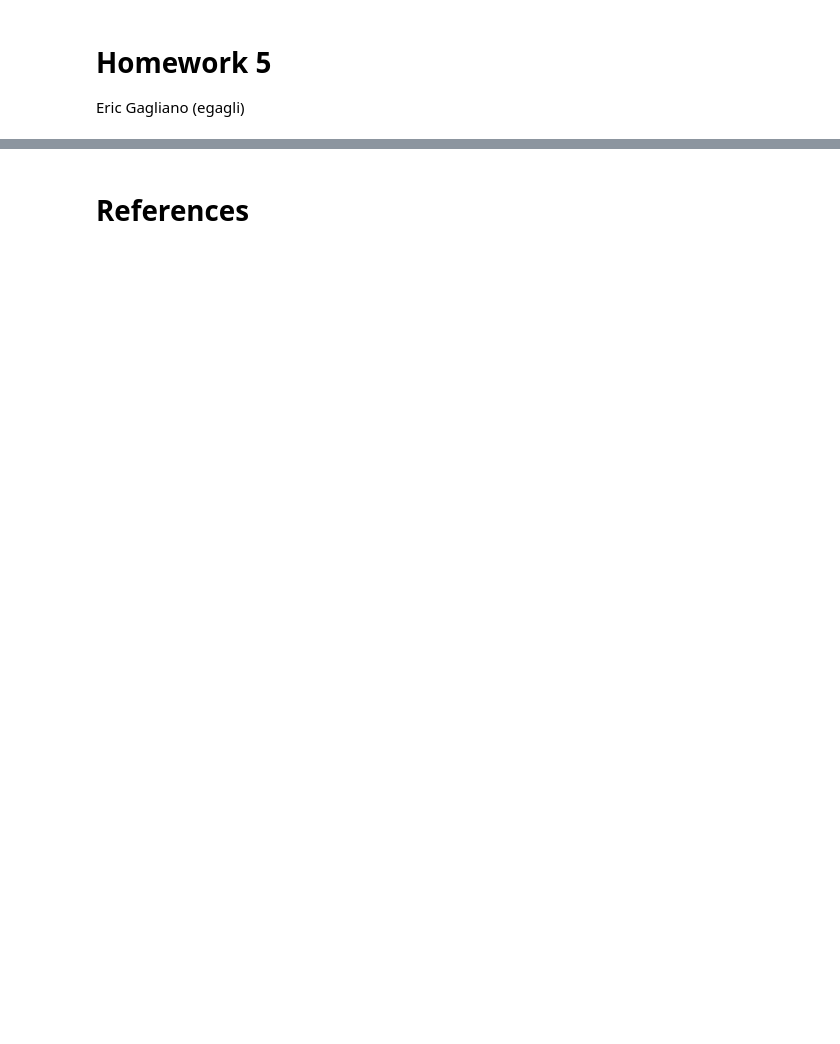
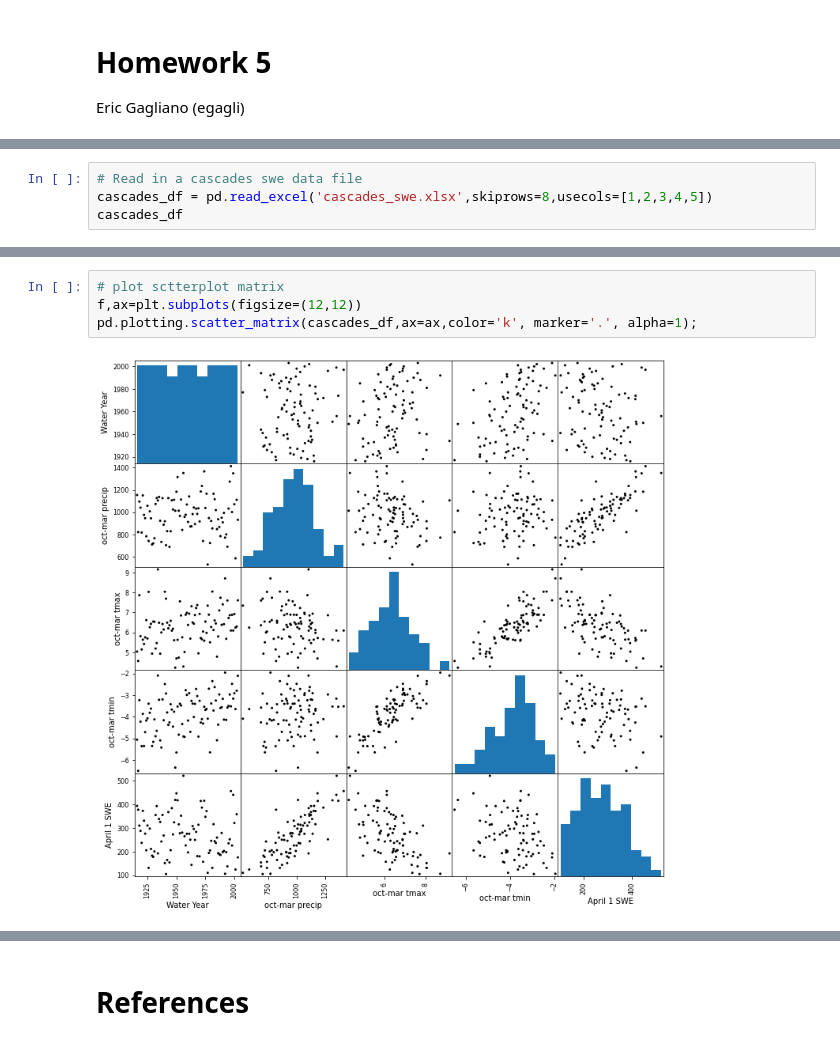
Before and after one commit to egagli/cewa565, a Jupyter notebook: homework/5/hw5.ipynb, the cells around one changed output, grey strips where cells are left out. Saved outputs shown, nothing was run; the diff lists cells and outputs as text; blank space fills up the shorter version.

```diff
--- a/homework/5/hw5.ipynb
+++ b/homework/5/hw5.ipynb
@@ -610,0 +17,4 @@ Seth Vanderwilt and I will use Sentinel-1 Synthetic Aperture Radar (SAR) backsca
+# %%
+# Read in a cascades swe data file
+cascades_df = pd.read_excel('cascades_swe.xlsx',skiprows=8,usecols=[1,2,3,4,5])
+cascades_df
@@ -610,0 +35,6 @@ Seth Vanderwilt and I will use Sentinel-1 Synthetic Aperture Radar (SAR) backsca
+# %%
+# plot sctterplot matrix
+f,ax=plt.subplots(figsize=(12,12))
+pd.plotting.scatter_matrix(cascades_df,ax=ax,color='k', marker='.', alpha=1);
+# %% [output]
+[figure, added]
```
Also changed, not shown: parts of 77 cells of this notebook.
